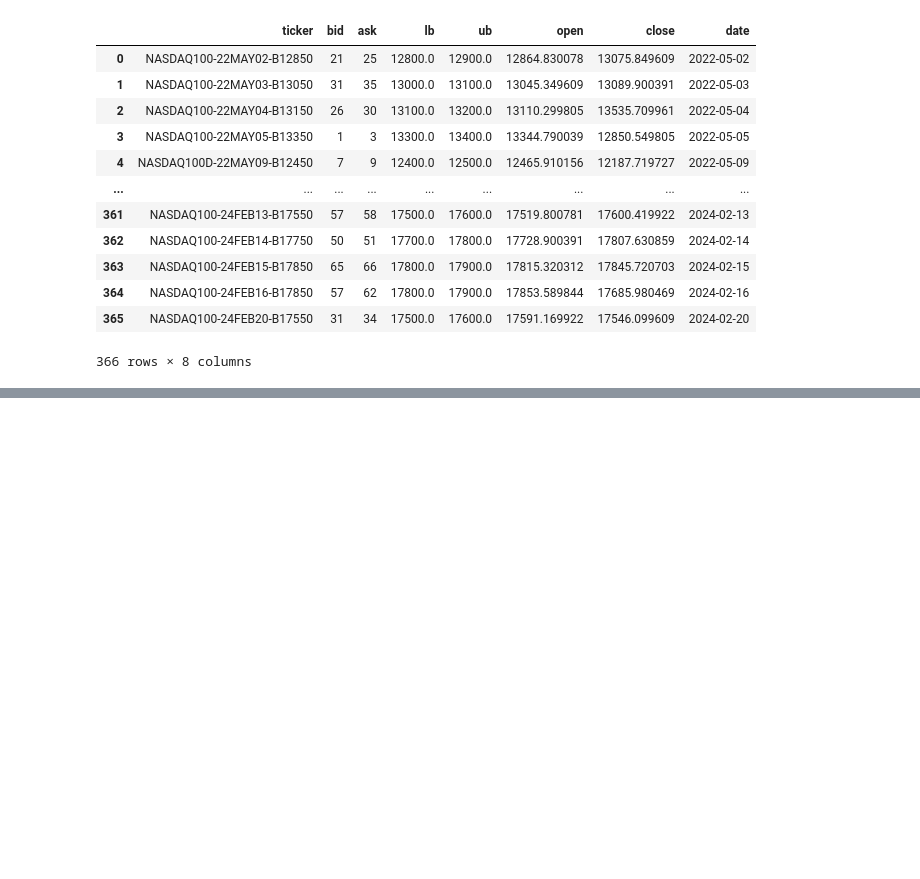
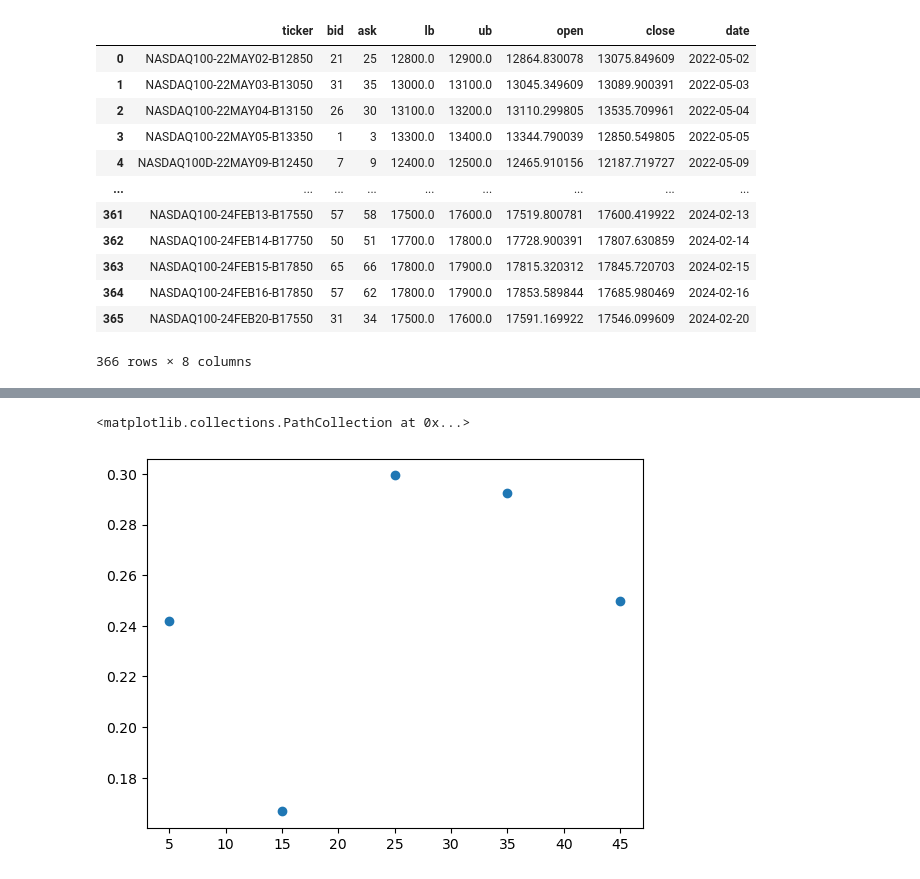
Before and after one commit to ijamil1/kalshi_mm, a Jupyter notebook: eval_kalshi_efficiency.ipynb, the cells around one changed output, grey strips where cells are left out. Drawn from its saved outputs; the diff is of its cells as text; code cells hidden in the pictures; blank space fills up the shorter version.

```diff
--- a/eval_kalshi_efficiency.ipynb
+++ b/eval_kalshi_efficiency.ipynb
@@ -299,3 +257,15 @@ min        0.000000
 75%        1.000000
 max        1.000000
 Name: in_interval, dtype: float64
+# %%
+d = {'opening_bid': [], 'empirical_portion_of_in_interval': []}
+for lb in [0, 10, 20, 30, 40, 50, 60, 70, 80, 90]:
+    slice_df = ndx_df[(ndx_df['bid']>=lb) & (ndx_df['bid'] < lb+10)]
+    slice_avg = slice_df['in_interval'].describe()['mean']
+    d['opening_bid'].append(lb+5)
+    d['empirical_portion_of_in_interval'].append(slice_avg)
+
+plt.scatter(d['opening_bid'],d['empirical_portion_of_in_interval'])
+# %% [output]
+<matplotlib.collections.PathCollection at 0x...>
+[figure, added]
```
Also changed, not shown: parts of 41 cells of this notebook, 1 other file.
